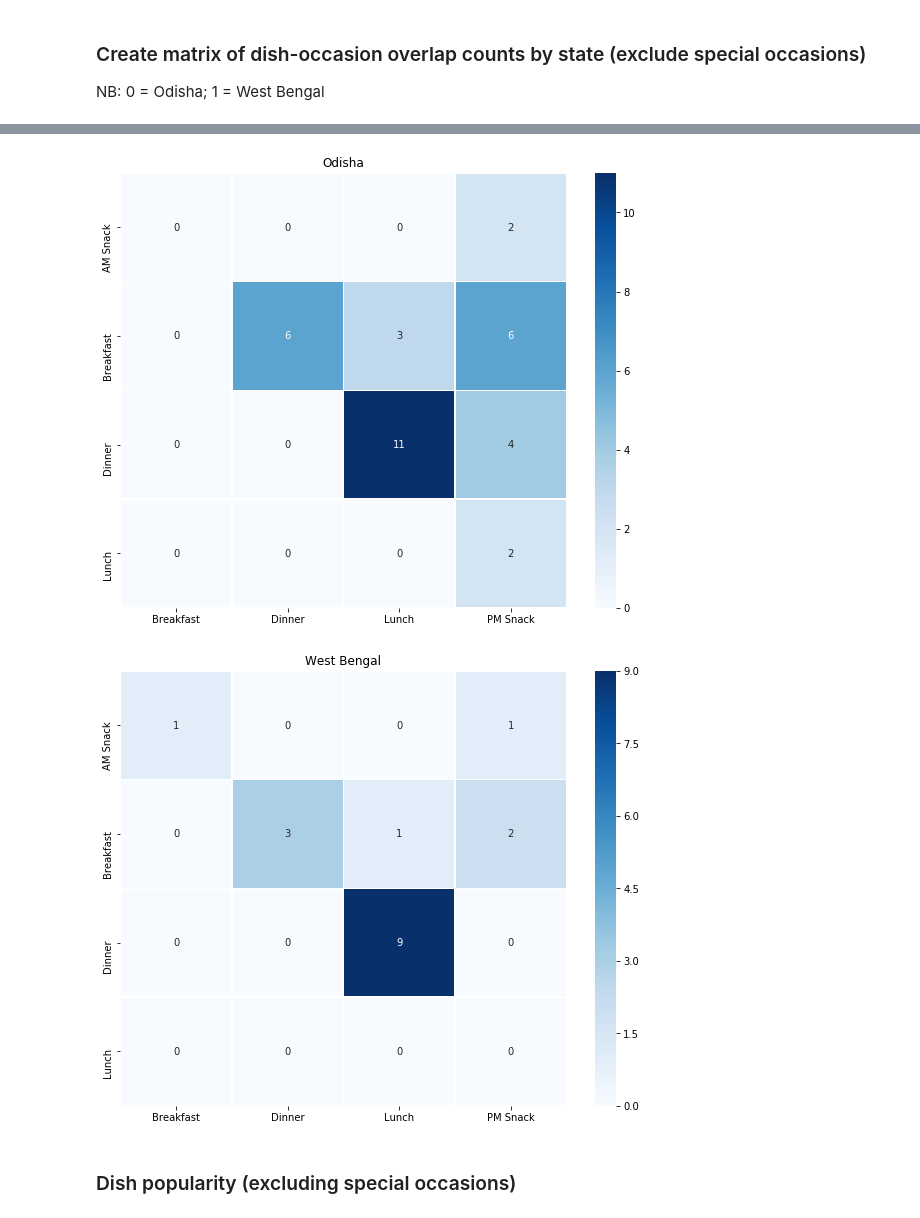
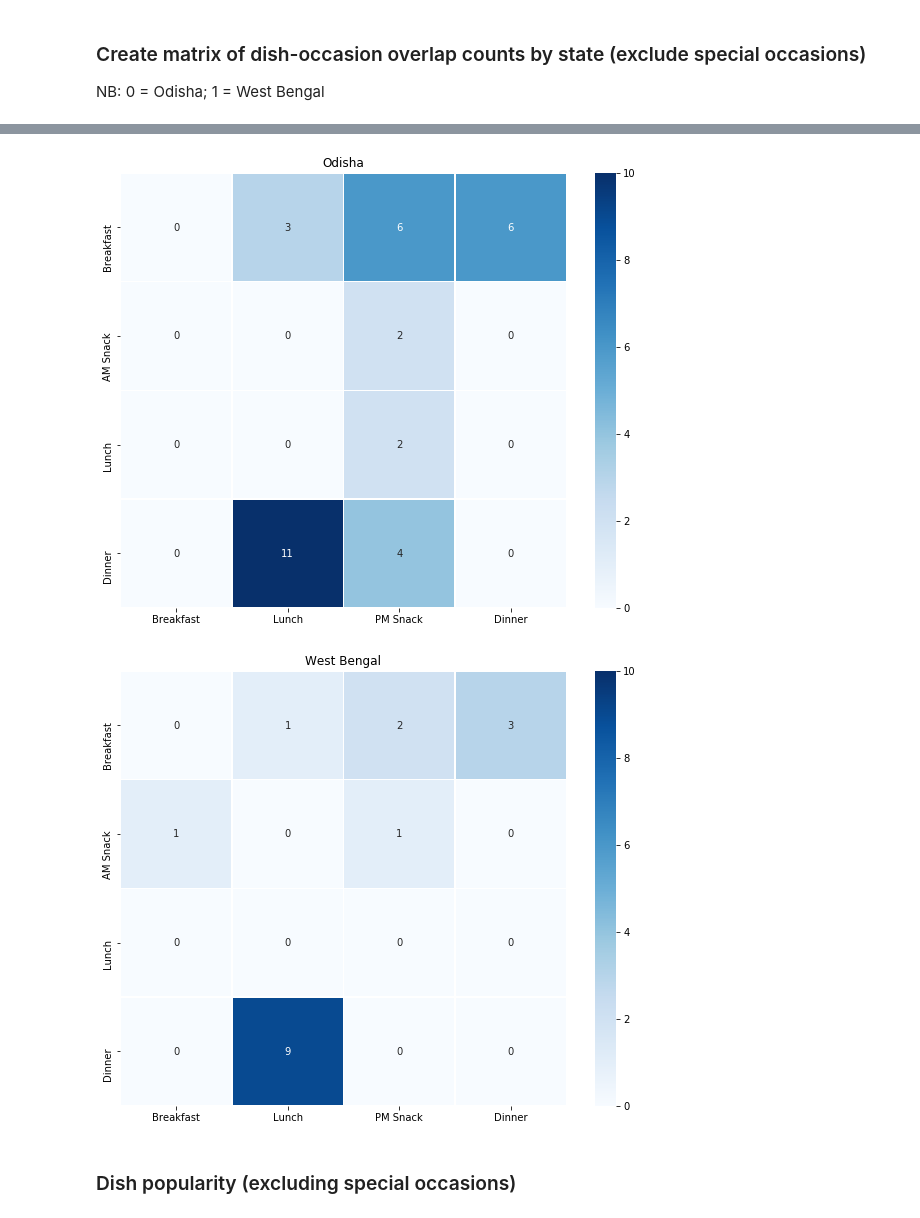
Before and after one commit to rochiecuevas/FoodChoice, a Jupyter notebook: Expert_Elicitation.ipynb, the cells around one changed output, grey strips where cells are left out. Drawn from its saved outputs; the diff is of its cells as text; code cells hidden in the pictures.

Commit message:
updated arrangement of dishes in heatmap and standardised legend scale

```diff
--- a/Expert_Elicitation.ipynb
+++ b/Expert_Elicitation.ipynb
@@ -345,6 +345,8 @@ dfs_overlaps = []
 for lst in list_overlaps:
     idx = pd.MultiIndex.from_tuples(lst.keys())
     df = pd.DataFrame(list(lst.values()), index=idx, columns=['Score']).unstack(fill_value=0)['Score']
+    df = df.reindex(["Breakfast", "AM Snack", "Lunch", "Dinner"])
+    df = df[["Breakfast", "Lunch", "PM Snack", "Dinner"]]
     dfs_overlaps.append(df)
 
 dfs_overlaps
@@ -362,21 +372,21 @@ dfs_overlaps
 # %%
 # Create a heatmap based on overlaps of dishes, by state
 fig, ax = plt.subplots(figsize = (10,8))
-ax = sns.heatmap(dfs_overlaps[0], linewidths = 0.5, annot = True, cmap = "Blues")
+ax = sns.heatmap(dfs_overlaps[0], linewidths = 0.5, annot = True, cmap = "Blues", vmin = 0, vmax = 10)
 ax.set_title('Odisha')
 fig.savefig('dish_overlaps_OD.tif', dpi = 300)
 fig.savefig('dish_overlaps_OD.png', dpi = 300)
 
 fig, ax = plt.subplots(figsize = (10,8))
-ax1 = sns.heatmap(dfs_overlaps[1], linewidths = 0.5, annot = True, cmap = "Blues")
+ax1 = sns.heatmap(dfs_overlaps[1], linewidths = 0.5, annot = True, cmap = "Blues", vmin = 0, vmax = 10)
 ax1.set_title('West Bengal')
 fig.savefig('dish_overlaps_WB.tif', dpi = 300)
 fig.savefig('dish_overlaps_WB.png', dpi = 300)
 
 plt.show()
 # %% [output]
-[figure, old version]
+[figure, new version]
-[figure, old version]
+[figure, new version]
 # %% [markdown]
 ### Dish popularity (excluding special occasions)
 # %%
```
Also changed, not shown: parts of 3 cells of this notebook, 4 other files.
